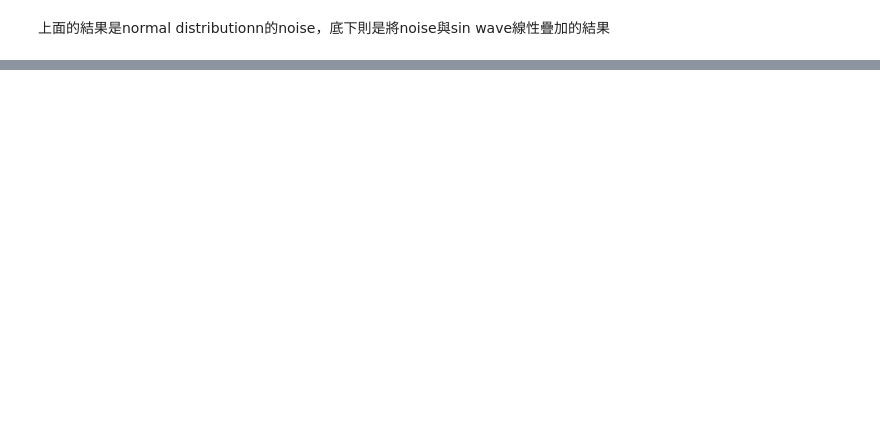
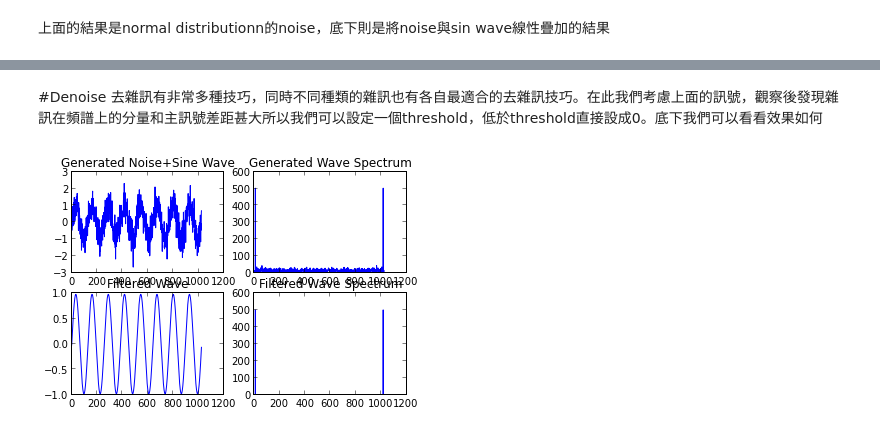
Before and after one commit to minhung/AppMathMethod, a Jupyter notebook: Signal_Analysis.ipynb, the cells around one changed output, grey strips where cells are left out. Cells and saved outputs as stored; diff of their text form; code cells hidden in the pictures; blank space fills up the shorter version.

```diff
--- a/Signal_Analysis.ipynb
+++ b/Signal_Analysis.ipynb
@@ -132,0 +157,45 @@ plt.show()
+# %% [markdown]
+#Denoise
+去雜訊有非常多種技巧，同時不同種類的雜訊也有各自最適合的去雜訊技巧。在此我們考慮上面的訊號，觀察後發現雜訊在頻譜上的分量和主訊號差距甚大所以我們可以設定一個threshold，低於threshold直接設成0。底下我們可以看看效果如何
+# %%
+L = 64
+mySampleData = [np.sin(np.pi*a/L) for a in range(0, 1024)]
+noise = np.random.normal(0,0.5,1024)
+myData = [sum(xx) for xx in zip(mySampleData,noise)]
+myFreqRes = np.fft.fft(myData)
+
+maxval = abs(myFreqRes).max()
+threshold = 0.1
+#print maxval
+tmp_array = []
+
+for xx in myFreqRes:
+    if abs(xx)> threshold * maxval:
+        tmp_array.append(xx)
+    else:
+        tmp_array.append(0)
+
+FilteredFreq = np.asarray(tmp_array)
+
+FilteredData = np.fft.ifft(FilteredFreq)
+plt.subplot(2, 2, 1)
+plt.plot(myData)
+plt.title("Generated Noise+Sine Wave")
+
+plt.subplot(2, 2, 2)
+#pp.plot(abs(scipy.fft(data)))
+plt.plot(abs(myFreqRes))
+plt.title("Generated Wave Spectrum")
+
+plt.subplot(2, 2, 3)
+plt.plot(FilteredData)
+plt.title("Filtered Wave")
+
+plt.subplot(2, 2, 4)
+#pp.plot(abs(scipy.fft(data)))
+plt.plot(abs(FilteredFreq))
+plt.title("Filtered Wave Spectrum")
+
+plt.show()
+# %% [output]
+[figure, added]
```
Also changed, not shown: parts of 12 cells of this notebook.
